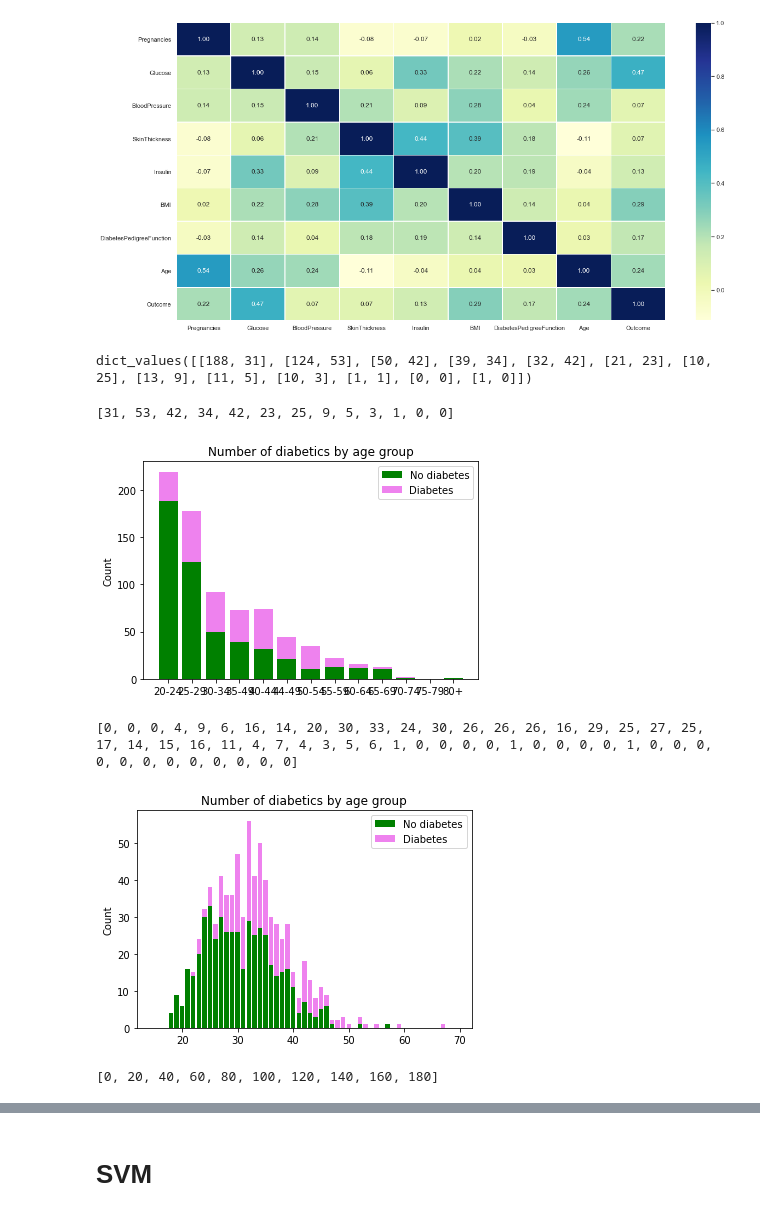
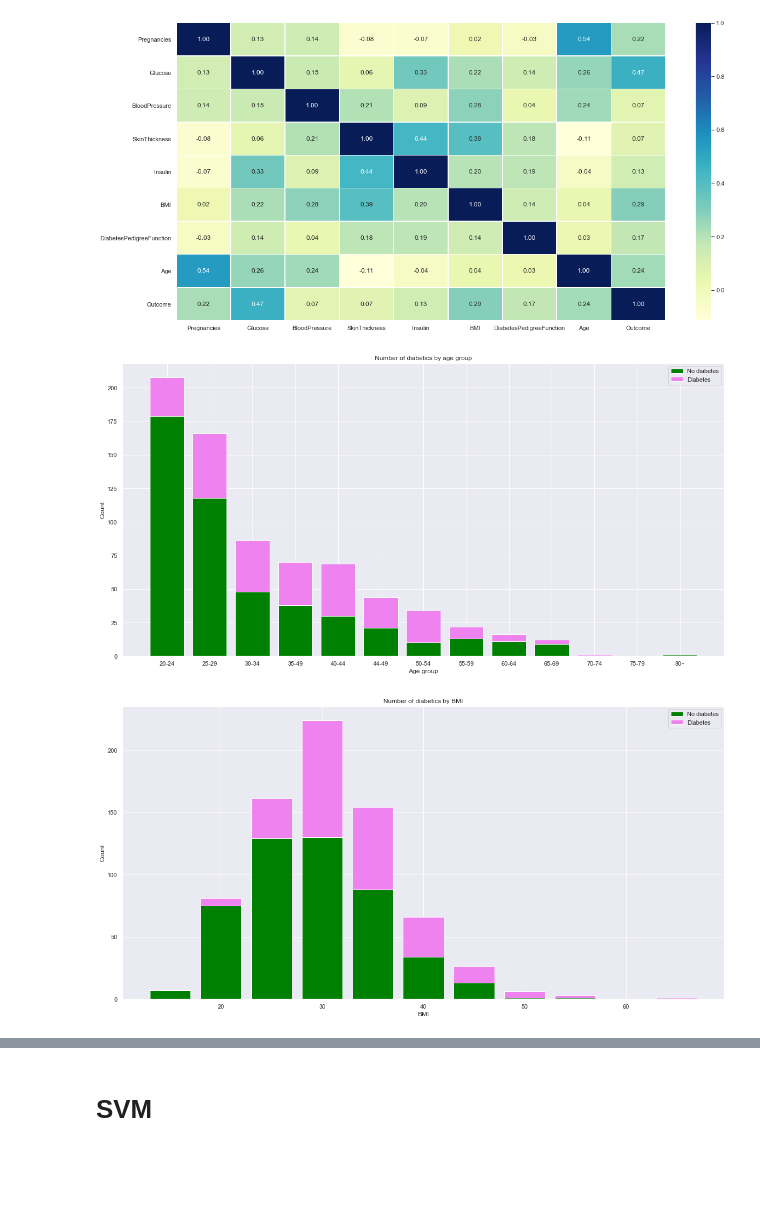
Before and after one commit to dunja274/UZOP-diabetes-prediction, a Jupyter notebook: diabetes.ipynb, the cells around one changed output, grey strips where cells are left out. Saved outputs shown, nothing was run; the diff lists cells and outputs as text; code cells hidden in the pictures; blank space fills up the shorter version.

```diff
--- a/diabetes.ipynb
+++ b/diabetes.ipynb
@@ -41,20 +45,16 @@ sns.heatmap(df.corr(), annot=True, fmt=".2f", cmap="YlGnBu", linewidths=.5)
 plt.show()
 # %% [output]
 [figure]
+# %%
+#Removing people with BMI 0 and BloodPressure 0
+df = df[df.BMI>0]
+df = df[df.BloodPressure>0]
 # %%
-df.BMI.max()
-
-di0 = {'20-24':(0,0),'25-29':(0,0),'30-34':(0,0),'35-49':(0,0),'40-44':(0,0),'44-49':(0,0),'50-54':(0,0),'55-59':(0,0),'60-64':(0,0),'65-69':(0,0),'70-74':(0,0),'75-79':(0,0),'80+':(0,0)}
 di = {20:[0,0],25:[0,0],30:[0,0],35:[0,0],40:[0,0],45:[0,0],50:[0,0],55:[0,0],60:[0,0],65:[0,0],70:[0,0],75:[0,0],80:[0,0]}
-d0 = []
-d1= []
 
 keys = ['20-24','25-29','30-34','35-49','40-44','44-49','50-54','55-59','60-64','65-69','70-74','75-79','80+']
 
 for index, row in df.iterrows():
-    # print(row['Age'], row['Outcome'])
-    # if(row.Age in range(20,30)):
-    #     # print(row.Outcome)
     for k in di.keys():
         if row.Age in range(k,k+5):
             if row.Outcome:
@@ -62,80 +62,74 @@ for index, row in df.iterrows():
 
             else:
                di[k][0]+=1
-            # di[k].append(index)
-    # print(index)
 
 d0 = [v[0] for v in di.values()]
 d1= [v[1] for v in di.values()]
-# %% [output]
-dict_values([[188, 31], [124, 53], [50, 42], [39, 34], [32, 42], [21, 23], [10, 25], [13, 9], [11, 5], [10, 3], [1, 1], [0, 0], [1, 0]])
-[31, 53, 42, 34, 42, 23, 25, 9, 5, 3, 1, 0, 0]
 # %%
 fig, ax = plt.subplots()
 
 ax.bar(keys, d0,label='No diabetes', width=0.8, color='green')
 ax.bar(keys, d1,label='Diabetes', width=0.8, color='violet', bottom=d0)
 
 ax.set_ylabel('Count')
+ax.set_xlabel('Age group')
 ax.set_title('Number of diabetics by age group')
 ax.legend()
 
 plt.show()
 # %% [output]
-[figure, old version]
+[figure, new version]
 # %%
 
-d0 = [0 for i in range(15,70)]
-d1= [0 for i in range(15,70)]
+# d0 = [0 for i in range(15,70)]
+# d1= [0 for i in range(15,70)]
 
-keys = [i for i in range(15,70)]
+# keys = [i for i in range(15,70)]
 
-# keys = ['20-24','25-29','30-34','35-49','40-44','44-49','50-54','55-59','60-64','65-69','70-74','75-79','80+']
-import math
+# for index, row in df.iterrows():
+#     for k in range(len(keys)):
+#         if math.floor(row.BMI) == keys[k]:
+#             if row.Outcome:
+#                 d1[k]+=1
+
+#             else:
+#                d0[k]+=1
+
+keys = [i*5+15 for i in range(11)]
+d0 = [0 for i in range(len(keys))]
+d1= [0 for i in range(len(keys))]
+
 
 for index, row in df.iterrows():
-    # print(row['Age'], row['Outcome'])
-    # if(row.Age in range(20,30)):
-    #     # print(row.Outcome)
     for k in range(len(keys)):
-        if math.floor(row.BMI) == keys[k]:
+        if round(row.BMI) in range(keys[k],keys[k]+5):
+            # print(row.BMI)
             if row.Outcome:
                 d1[k]+=1
 
             else:
                d0[k]+=1
-
-print(d0)
-# %% [output]
-[0, 0, 0, 4, 9, 6, 16, 14, 20, 30, 33, 24, 30, 26, 26, 26, 16, 29, 25, 27, 25, 17, 14, 15, 16, 11, 4, 7, 4, 3, 5, 6, 1, 0, 0, 0, 0, 1, 0, 0, 0, 0, 1, 0, 0, 0, 0, 0, 0, 0, 0, 0, 0, 0, 0]
 # %%
 fig, ax = plt.subplots()
 
-ax.bar(keys, d0,label='No diabetes', width=0.8, color='green')
-ax.bar(keys, d1,label='Diabetes', width=0.8, color='violet', bottom=d0)
+ax.bar(keys, d0,label='No diabetes', width=4, color='green')
+ax.bar(keys, d1,label='Diabetes', width=4, color='violet', bottom=d0)
 
 ax.set_ylabel('Count')
-ax.set_title('Number of diabetics by age group')
+ax.set_xlabel('BMI')
+ax.set_title('Number of diabetics by BMI')
 ax.legend()
 
 plt.show()
 # %% [output]
-[figure, old version]
+[figure, new version]
 # %%
-
-
-
 keys = [i*20 for i in range(10)]
 d0 = [0 for i in range(len(keys))]
 d1= [0 for i in range(len(keys))]
 
-# keys = ['20-24','25-29','30-34','35-49','40-44','44-49','50-54','55-59','60-64','65-69','70-74','75-79','80+']
-import math
 
 for index, row in df.iterrows():
-    # print(row['Age'], row['Outcome'])
-    # if(row.Age in range(20,30)):
-    #     # print(row.Outcome)
     for k in range(len(keys)):
         if row.Glucose in range(keys[k],keys[k]+20):
             if row.Outcome:
@@ -143,10 +137,6 @@ for index, row in df.iterrows():
 
             else:
                d0[k]+=1
-# keys = [i*20+20 for i in range(10)]
-print(keys)
-# %% [output]
-[0, 20, 40, 60, 80, 100, 120, 140, 160, 180]
 # %%
 fig, ax = plt.subplots(figsize=(12, 5))
 
```
Also changed, not shown: parts of 34 cells of this notebook.
